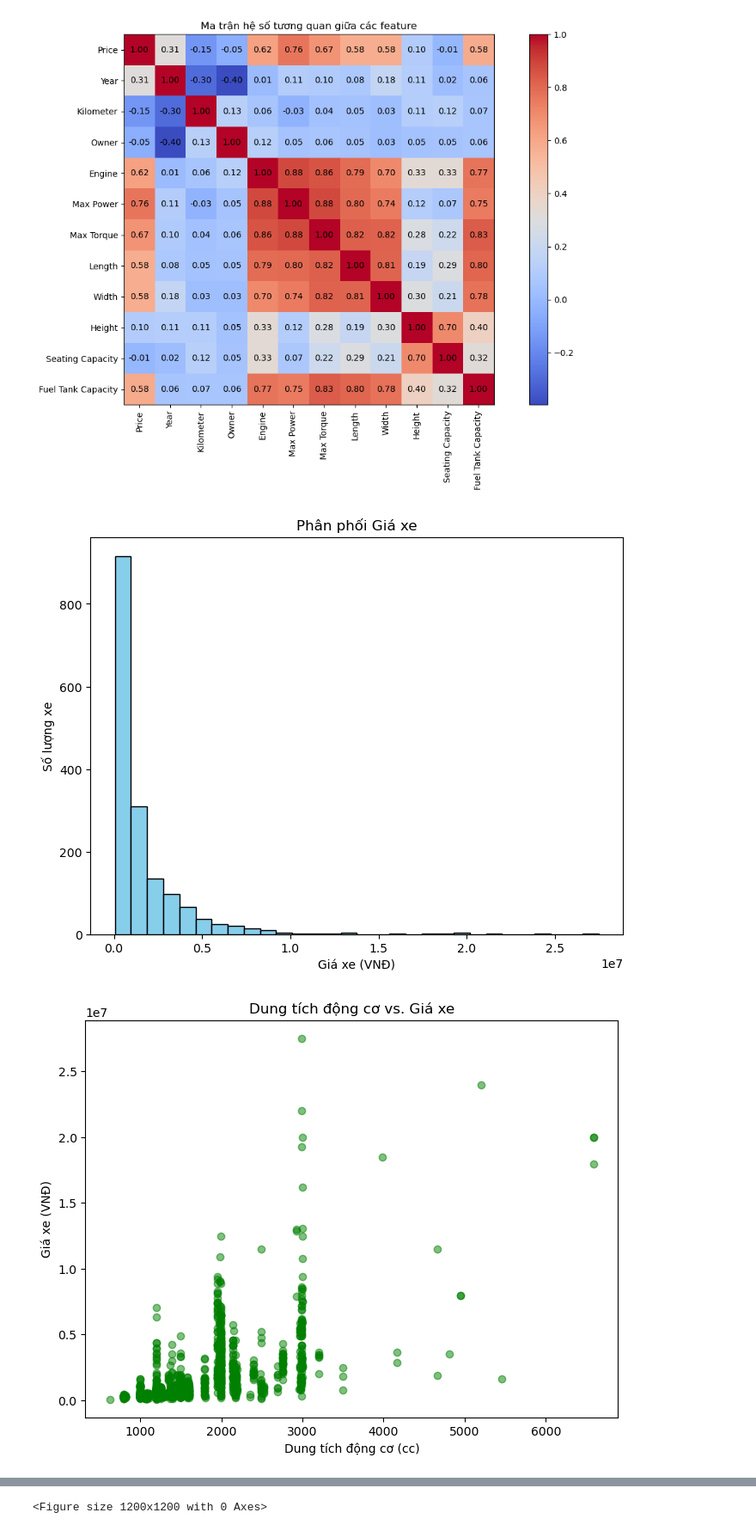
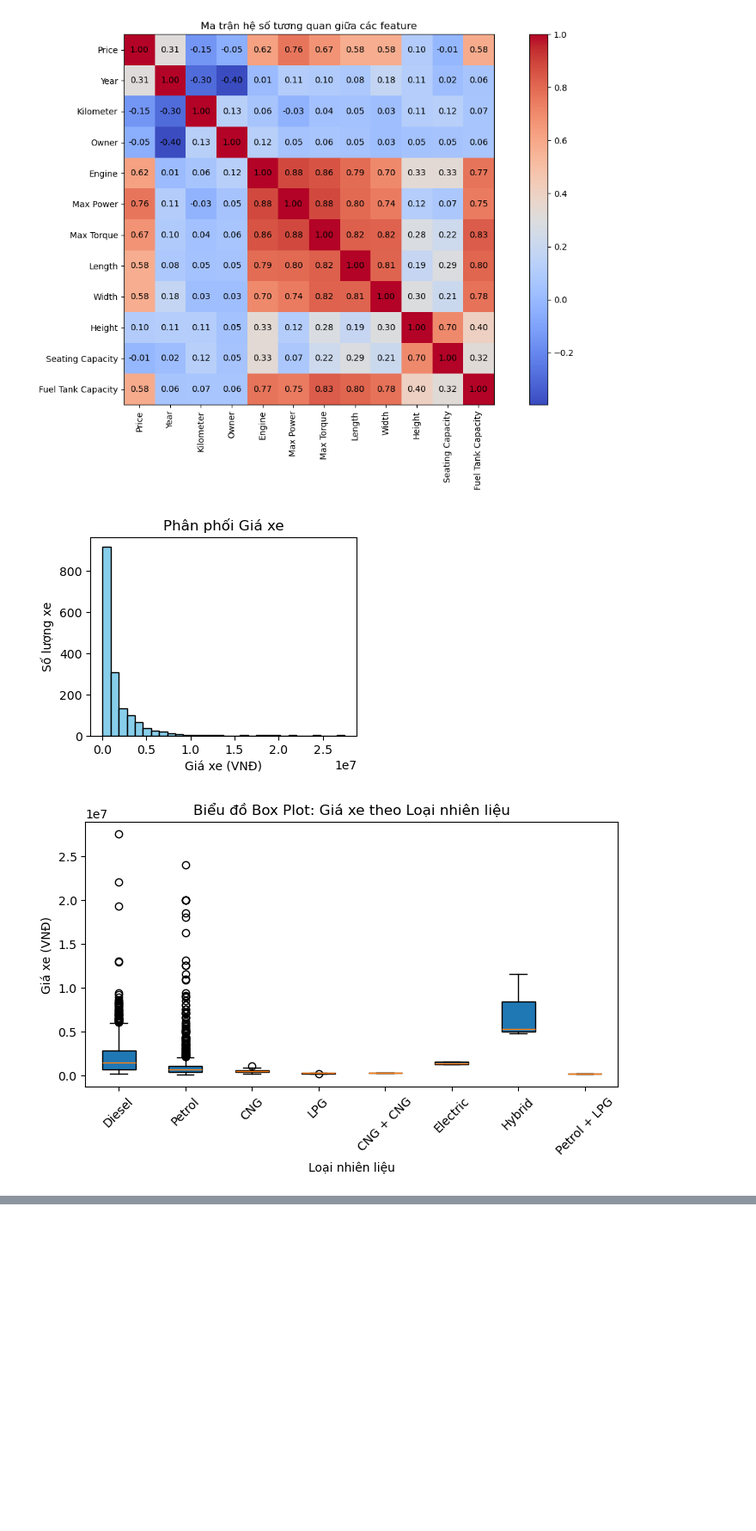
Before and after one commit to ductai05/Math-For-AI, a Jupyter notebook: DucTai_LR.ipynb, the cells around one changed output, grey strips where cells are left out. Shown at 86% size. Saved outputs shown, nothing was run; the diff lists cells and outputs as text; code cells hidden in the pictures; blank space fills up the shorter version.

```diff
--- a/DucTai_LR.ipynb
+++ b/DucTai_LR.ipynb
@@ -257,52 +257,32 @@ plt.show()
 # %%
 # Additional Data Visualization Techniques using Matplotlib only
 
 # 1. Histogram: Phân phối giá xe
-plt.figure(figsize=(8, 6))
+plt.figure(figsize=(4, 3))
 plt.hist(data['Price'], bins=30, color='skyblue', edgecolor='black')
 plt.title('Phân phối Giá xe')
 plt.xlabel('Giá xe (VNĐ)')
 plt.ylabel('Số lượng xe')
 plt.show()
 
-# 2. Scatter Plot: So sánh dung tích động cơ và giá xe
-plt.figure(figsize=(8, 6))
-plt.scatter(data['Engine'], data['Price'], alpha=0.5, color='green')
-plt.title('Dung tích động cơ vs. Giá xe')
-plt.xlabel('Dung tích động cơ (cc)')
-plt.ylabel('Giá xe (VNĐ)')
-plt.show()
-
 # 3. Box Plot: Giá xe theo Loại nhiên liệu
-plt.figure(figsize=(10, 6))
+plt.figure(figsize=(8, 4))
 fuel_types = data['Fuel Type'].unique()
 groups = [data.loc[data['Fuel Type'] == ft, 'Price'] for ft in fuel_types]
 plt.boxplot(groups, patch_artist=True, labels=fuel_types)
 plt.title('Biểu đồ Box Plot: Giá xe theo Loại nhiên liệu')
 plt.xlabel('Loại nhiên liệu')
 plt.ylabel('Giá xe (VNĐ)')
 plt.xticks(rotation=45)
 plt.show()
 
-# 4. Violin Plot: Giá xe theo Hộp số
-plt.figure(figsize=(8, 6))
-transmissions = data['Transmission'].unique()
-groups = [data.loc[data['Transmission'] == t, 'Price'] for t in transmissions]
-positions = range(1, len(transmissions) + 1)
-plt.violinplot(groups, positions=positions, showmeans=True)
-plt.title('Biểu đồ Violin Plot: Giá xe theo Hộp số')
-plt.xlabel('Hộp số')
-plt.ylabel('Giá xe (VNĐ)')
-plt.xticks(positions, transmissions)
-plt.show()
+# 5. Pair Plot: Sử dụng scatter_matrix từ pandas.plotting để thể hiện mối quan hệ giữa các biến số kỹ thuật số
+# from pandas.plotting import scatter_matrix
 
-# 5. Pair Plot: Sử dụng scatter_matrix từ pandas.plotting để thể hiện mối quan hệ giữa các biến số kỹ thuật số
-from pandas.plotting import scatter_matrix
-
-plt.figure(figsize=(12, 12))
-scatter_matrix(data[numeric_columns], alpha=0.5, figsize=(12, 12), diagonal='hist')
-plt.suptitle('Biểu đồ Pair Plot của các biến số kỹ thuật số', y=0.9)
-plt.show()
+# plt.figure(figsize=(12, 12))
+# scatter_matrix(data[numeric_columns], alpha=0.5, figsize=(12, 12), diagonal='hist')
+# plt.suptitle('Biểu đồ Pair Plot của các biến số kỹ thuật số', y=0.9)
+# plt.show()
 # %% [output]
-[figure, old version]
+[figure, new version]
-[figure, old version]
+[figure, new version]
@@ -311 +288,0 @@ plt.show()
-<Figure size 1200x1200 with 0 Axes>
```
Also changed, not shown: parts of 8 cells of this notebook.
